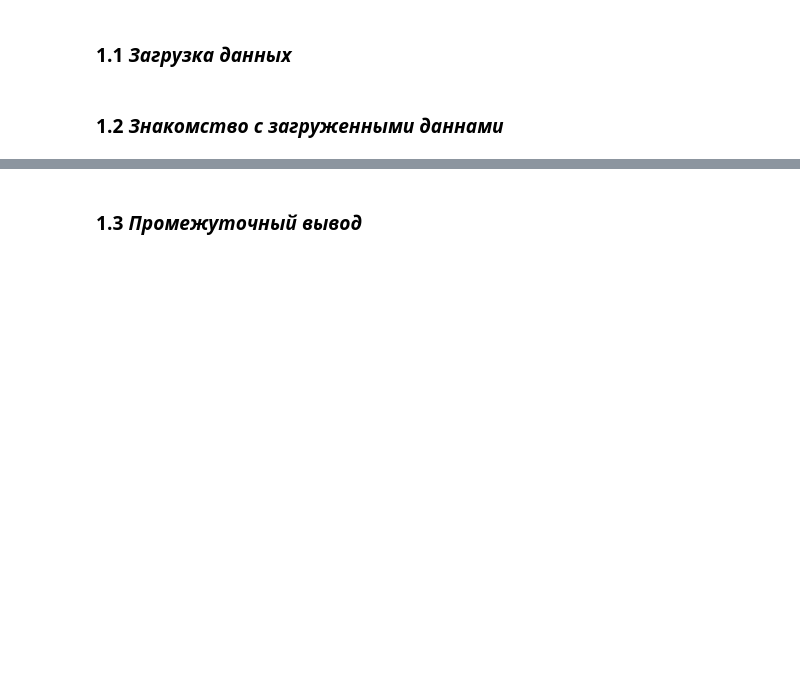
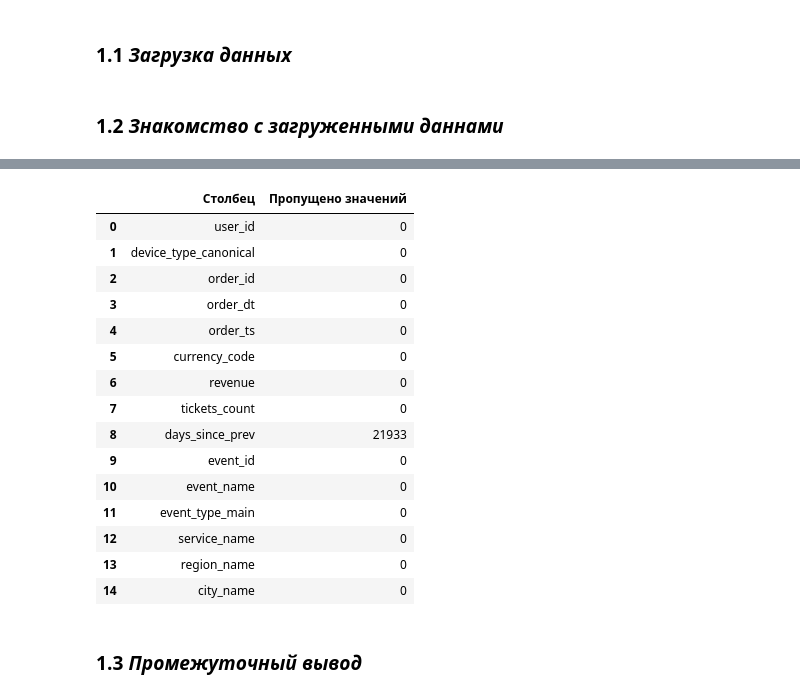
Before and after one commit to MEYakunin/Sprint9_Yandex_Afisha, a Jupyter notebook: Project.ipynb, the cells around one changed output, grey strips where cells are left out. Drawn from its saved outputs; the diff is of its cells as text; code cells hidden in the pictures; blank space fills up the shorter version.

```diff
--- a/Project.ipynb
+++ b/Project.ipynb
@@ -105,2 +138,27 @@ df.head(10)
+# %%
+(df.isnull()
+    .sum()
+    .reset_index()
+    .rename(columns={
+        'index': 'Столбец',
+        0: 'Пропущено значений'
+    }))
+# %% [output]
+|  | Столбец | Пропущено значений |
+| 0 | user_id | 0 |
+| 1 | device_type_canonical | 0 |
+| 2 | order_id | 0 |
+| 3 | order_dt | 0 |
+| 4 | order_ts | 0 |
+| 5 | currency_code | 0 |
+| 6 | revenue | 0 |
+| 7 | tickets_count | 0 |
+| 8 | days_since_prev | 21933 |
+| 9 | event_id | 0 |
+| 10 | event_name | 0 |
+| 11 | event_type_main | 0 |
+| 12 | service_name | 0 |
+| 13 | region_name | 0 |
+| 14 | city_name | 0 |
 # %% [markdown]
 ### 1.3 *Промежуточный вывод*
```
Also changed, not shown: parts of 8 cells of this notebook.
